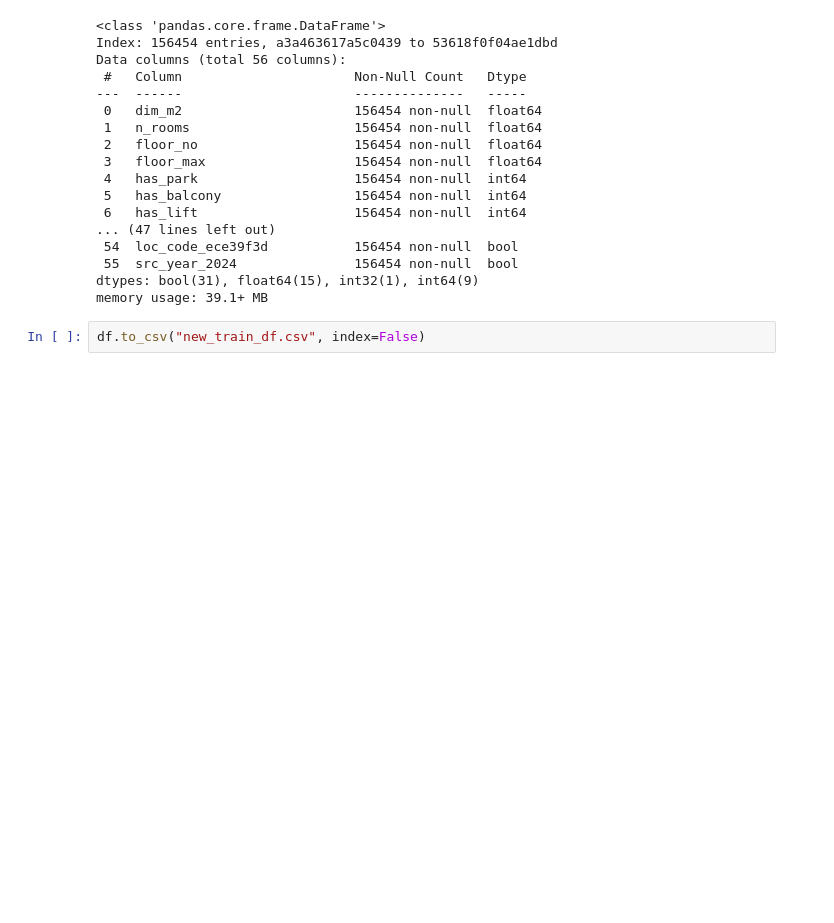
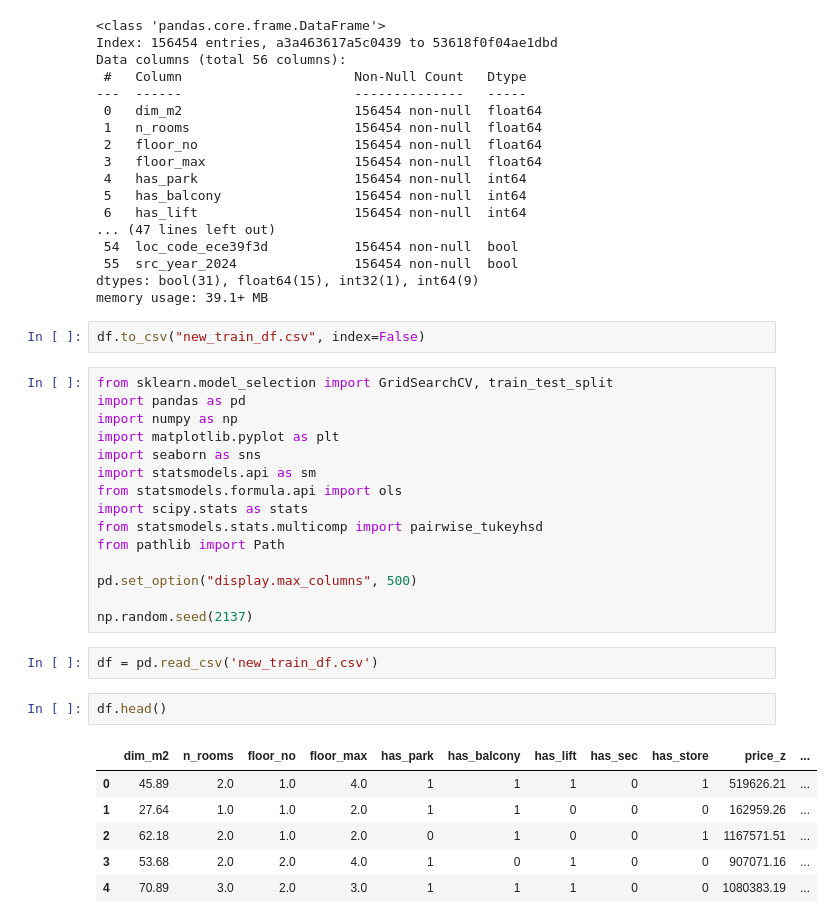
Before and after one commit to WojciechHrycenko/MachineLearning1, a Jupyter notebook: Apartments/Regression_1_Full_Analysis.ipynb, the cells around one changed output. Saved outputs shown, nothing was run; the diff lists cells and outputs as text; blank space fills up the shorter version.

```diff
--- a/Apartments/NEW BEGINNING.ipynb
+++ b/Apartments/Regression_1_Full_Analysis.ipynb
@@ -414,3 +414,29 @@ dtypes: bool(31), float64(15), int32(1), int64(9)
 memory usage: 39.1+ MB
 # %%
 df.to_csv("new_train_df.csv", index=False)
+# %%
+from sklearn.model_selection import GridSearchCV, train_test_split
+import pandas as pd
+import numpy as np
+import matplotlib.pyplot as plt
+import seaborn as sns
+import statsmodels.api as sm
+from statsmodels.formula.api import ols
+import scipy.stats as stats
+from statsmodels.stats.multicomp import pairwise_tukeyhsd
+from pathlib import Path
+
+pd.set_option("display.max_columns", 500)
+
+np.random.seed(2137)
+# %%
+df = pd.read_csv('new_train_df.csv')
+# %%
+df.head()
+# %% [output]
+|  | dim_m2 | n_rooms | floor_no | floor_max | has_park | has_balcony | has_lift | has_sec | has_store | price_z | ... |
+| 0 | 45.89 | 2.0 | 1.0 | 4.0 | 1 | 1 | 1 | 0 | 1 | 519626.21 | ... |
+| 1 | 27.64 | 1.0 | 1.0 | 2.0 | 1 | 1 | 0 | 0 | 0 | 162959.26 | ... |
+| 2 | 62.18 | 2.0 | 1.0 | 2.0 | 0 | 1 | 0 | 0 | 1 | 1167571.51 | ... |
+| 3 | 53.68 | 2.0 | 2.0 | 4.0 | 1 | 0 | 1 | 0 | 0 | 907071.16 | ... |
+| 4 | 70.89 | 3.0 | 2.0 | 3.0 | 1 | 1 | 1 | 0 | 0 | 1080383.19 | ... |
```
Also changed, not shown: parts of 10 cells of this notebook, 7 other files.
